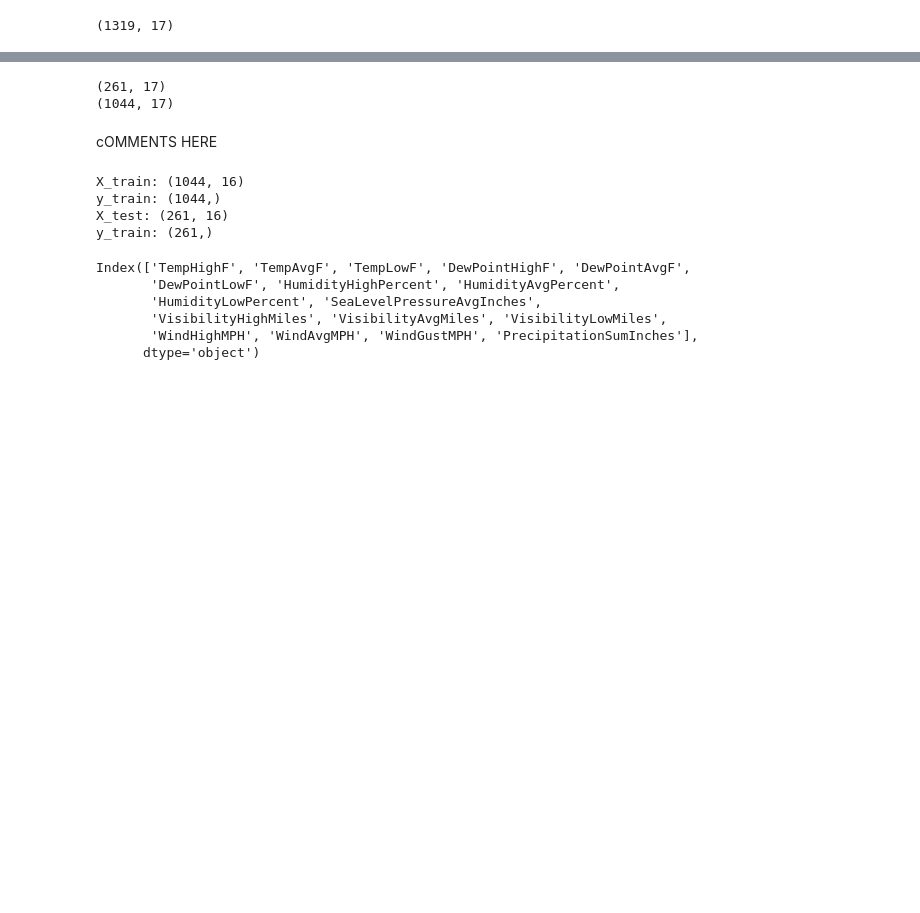
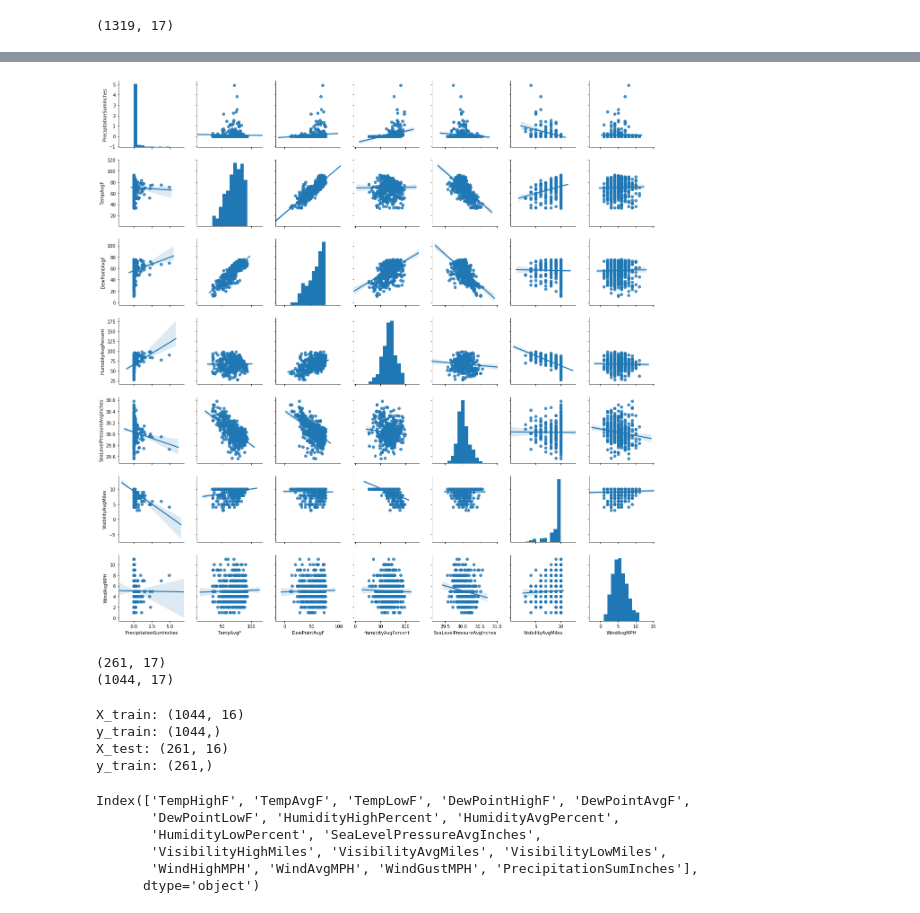
Before and after one commit to syedfasihuddin/Predicting-Rainfall, a Jupyter notebook: PredictingRainfall.ipynb, the cells around one changed output, grey strips where cells are left out. Drawn from its saved outputs; the diff is of its cells as text; code cells hidden in the pictures; blank space fills up the shorter version.

```diff
--- a/PredictingRainfall.ipynb
+++ b/PredictingRainfall.ipynb
@@ -69,3 +60,8 @@ cle_data
+# %%
+import seaborn as sns
+g = sns.pairplot(data.sample(500), palette = "bright" ,kind= "reg", vars=['PrecipitationSumInches','TempAvgF', 'DewPointAvgF','HumidityAvgPercent', 'SeaLevelPressureAvgInches','VisibilityAvgMiles','WindAvgMPH'] )
+# %% [output]
+[figure, added]
 # %%
 train, test = train_test_split(cle_data, test_size=0.2, random_state = 142)
 print(test.shape)
@@ -73,8 +69,6 @@ print(train.shape)
 # %% [output]
 (261, 17)
 (1044, 17)
-# %% [markdown]
-cOMMENTS HERE
 # %%
 X_train=train.drop(['PrecipitationSumInches'], axis = 1)
 y_train = train['PrecipitationSumInches']
```
Also changed, not shown: parts of 8 cells of this notebook.
